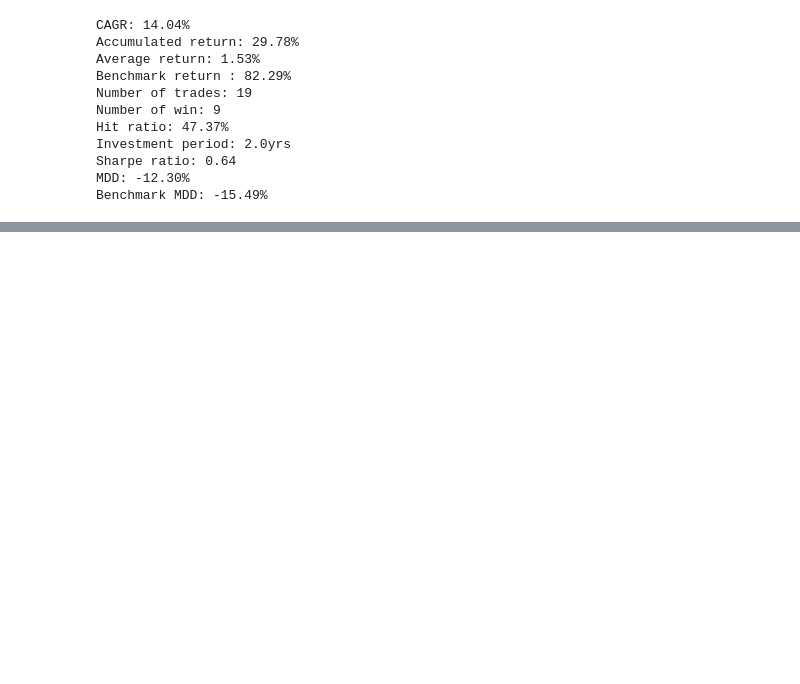
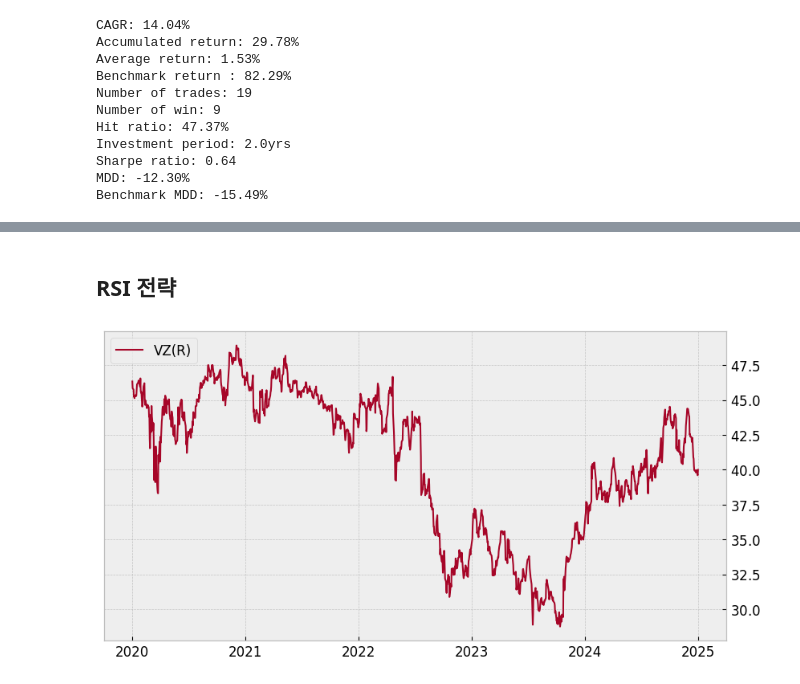
Before and after one commit to djimme/finterstellarDJ, a Jupyter notebook: Quant ch3.ipynb, the cells around one changed output, grey strips where cells are left out. Saved outputs shown, nothing was run; the diff lists cells and outputs as text; code cells hidden in the pictures; blank space fills up the shorter version.

```diff
--- a/Quant ch3.ipynb
+++ b/Quant ch3.ipynb
@@ -115,0 +118,8 @@ fs.draw_trade_results(df_msft)
+# %% [markdown]
+## RSI 전략
+# %%
+symbol = 'VZ'
+df_vz = fs.get_price(symbol, start_date="2020-01-01", end_date="2024-12-31")
+fs.draw_chart(df_vz, right=symbol)
+# %% [output]
+[figure, added]
```
Also changed, not shown: parts of 12 cells of this notebook.
